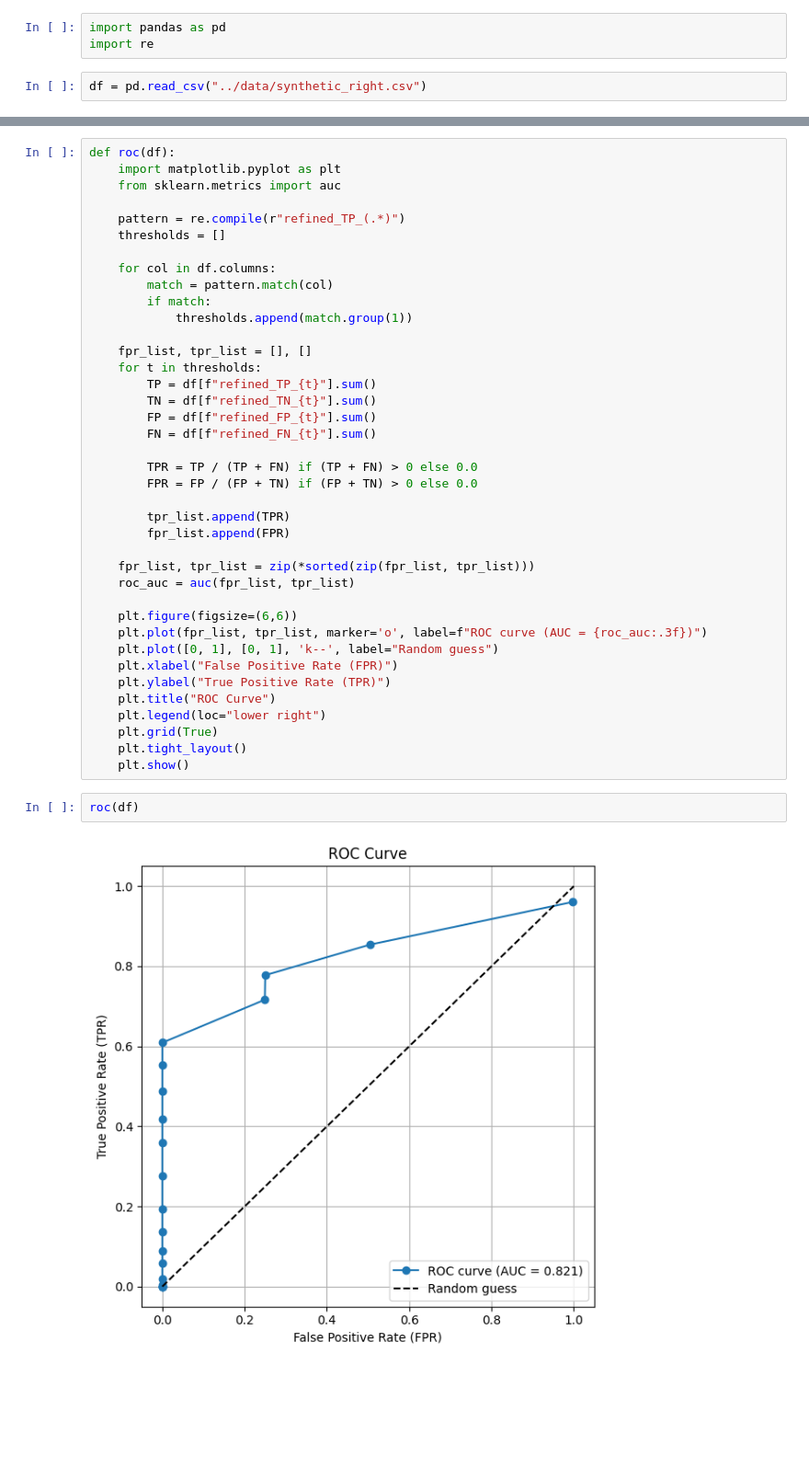
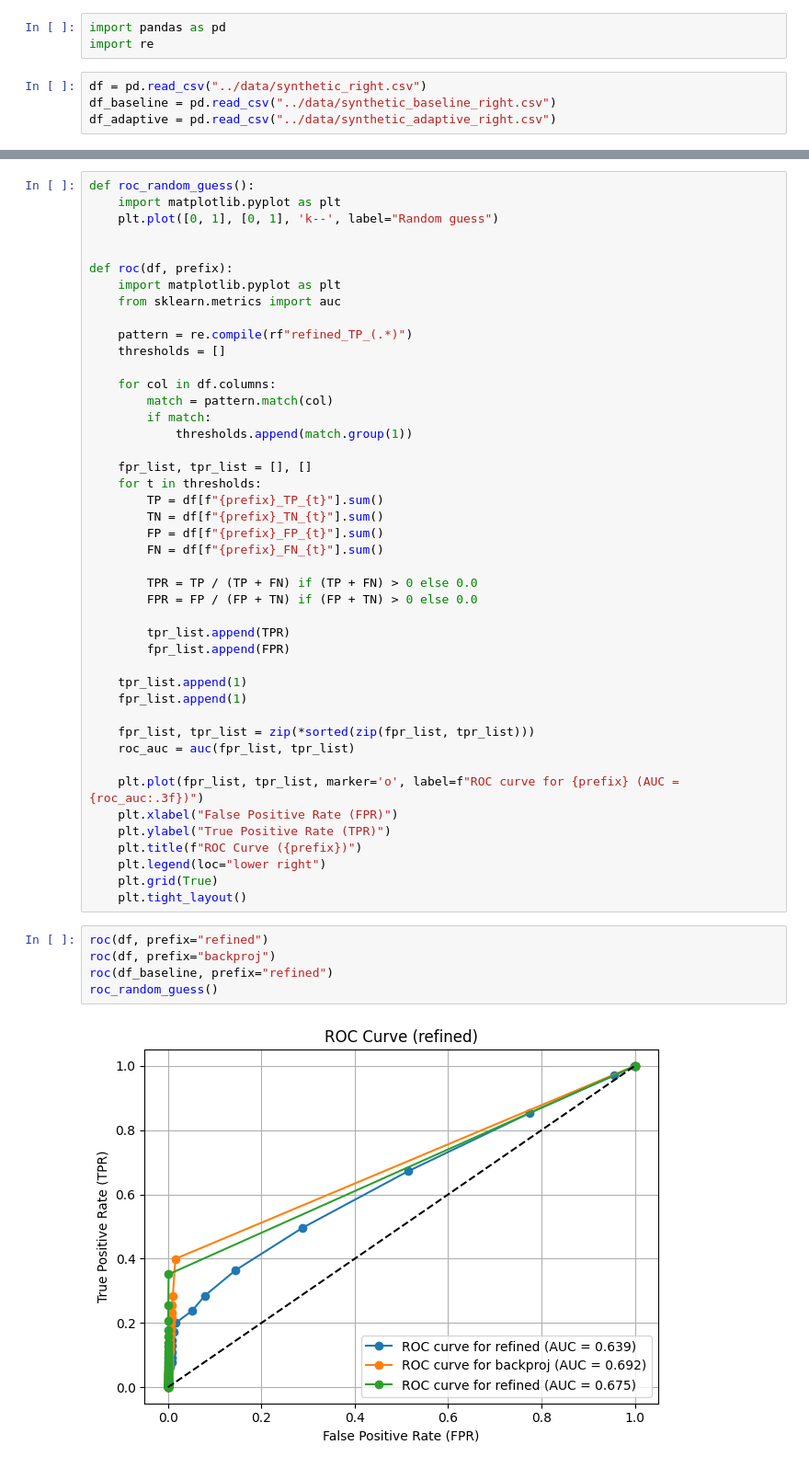
Before and after one commit to cvlab-ai/xra-diff, a Jupyter notebook: notebooks/synthetic_results.ipynb, the cells around one changed output, grey strips where cells are left out. Shown: that part at 92% size. Saved outputs shown, nothing was run; the diff lists cells and outputs as text; blank space fills up the shorter version.

```diff
--- a/notebooks/synthetic_results.ipynb
+++ b/notebooks/synthetic_results.ipynb
@@ -3,4 +3,6 @@ import pandas as pd
 import re
 # %%
 df = pd.read_csv("../data/synthetic_right.csv")
+df_baseline = pd.read_csv("../data/synthetic_baseline_right.csv")
+df_adaptive = pd.read_csv("../data/synthetic_adaptive_right.csv")
 # %%
@@ -19,9 +20,14 @@ df.describe()
 # %%
-def roc(df):
+def roc_random_guess():
+    import matplotlib.pyplot as plt
+    plt.plot([0, 1], [0, 1], 'k--', label="Random guess")
+
+
+def roc(df, prefix):
     import matplotlib.pyplot as plt
     from sklearn.metrics import auc
 
-    pattern = re.compile(r"refined_TP_(.*)")
+    pattern = re.compile(rf"refined_TP_(.*)")
     thresholds = []
 
     for col in df.columns:
@@ -31,10 +37,10 @@ def roc(df):
 
     fpr_list, tpr_list = [], []
     for t in thresholds:
-        TP = df[f"refined_TP_{t}"].sum()
-        TN = df[f"refined_TN_{t}"].sum()
-        FP = df[f"refined_FP_{t}"].sum()
-        FN = df[f"refined_FN_{t}"].sum()
+        TP = df[f"{prefix}_TP_{t}"].sum()
+        TN = df[f"{prefix}_TN_{t}"].sum()
+        FP = df[f"{prefix}_FP_{t}"].sum()
+        FN = df[f"{prefix}_FN_{t}"].sum()
 
         TPR = TP / (TP + FN) if (TP + FN) > 0 else 0.0
         FPR = FP / (FP + TN) if (FP + TN) > 0 else 0.0
@@ -42,20 +48,23 @@ def roc(df):
         tpr_list.append(TPR)
         fpr_list.append(FPR)
 
+    tpr_list.append(1)
+    fpr_list.append(1)
+
     fpr_list, tpr_list = zip(*sorted(zip(fpr_list, tpr_list)))
     roc_auc = auc(fpr_list, tpr_list)
 
-    plt.figure(figsize=(6,6))
-    plt.plot(fpr_list, tpr_list, marker='o', label=f"ROC curve (AUC = {roc_auc:.3f})")
-    plt.plot([0, 1], [0, 1], 'k--', label="Random guess")
+    plt.plot(fpr_list, tpr_list, marker='o', label=f"ROC curve for {prefix} (AUC = {roc_auc:.3f})")
     plt.xlabel("False Positive Rate (FPR)")
     plt.ylabel("True Positive Rate (TPR)")
-    plt.title("ROC Curve")
+    plt.title(f"ROC Curve ({prefix})")
     plt.legend(loc="lower right")
     plt.grid(True)
     plt.tight_layout()
-    plt.show()
 # %%
-roc(df)
+roc(df, prefix="refined")
+roc(df, prefix="backproj")
+roc(df_baseline, prefix="refined")
+roc_random_guess()
 # %% [output]
-[figure, old version]
+[figure, new version]
```
Also changed, not shown: parts of 7 cells of this notebook, 5 other files.
